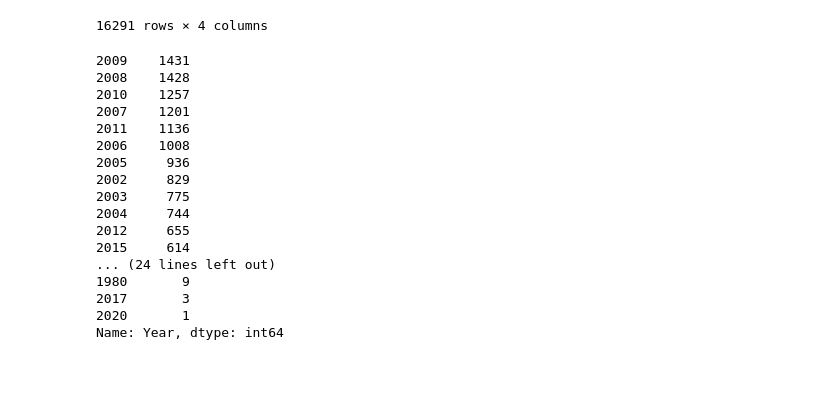
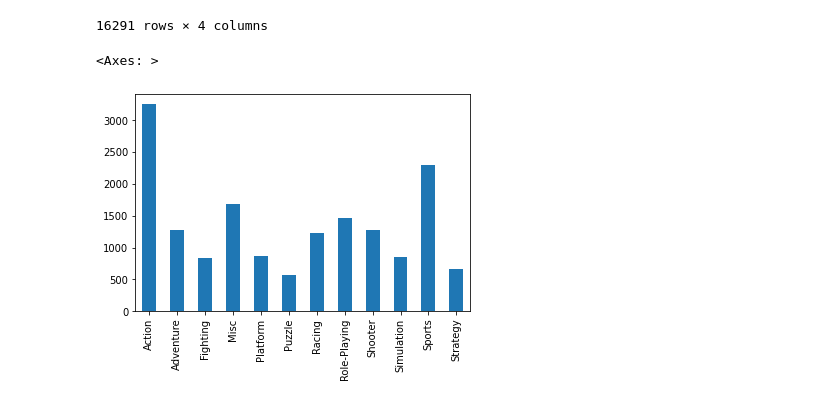
Before and after one commit to klao-thongchan/playground, a Jupyter notebook: sql/pandas tutorial.ipynb, the cells around one changed output. Saved outputs shown, nothing was run; the diff lists cells and outputs as text; code cells hidden in the pictures; blank space fills up the shorter version.

```diff
--- a/sql/pandas tutorial.ipynb
+++ b/sql/pandas tutorial.ipynb
@@ -65,25 +65,10 @@ df[["Name", "Platform", "Genre", "Publisher"]]
 | 16289 | Know How 2 | DS | Puzzle | 7G//AMES |
 | 16290 | Spirits & Spells | GBA | Platform | Wanadoo |
 16291 rows × 4 columns
-# %%
-df["Year"].value_counts()
-# %% [output]
-2009    1431
-2008    1428
-2010    1257
-2007    1201
-2011    1136
-2006    1008
-2005     936
-2002     829
-2003     775
-2004     744
-2012     655
-2015     614
-... (24 lines left out)
-1980       9
-2017       3
-2020       1
-Name: Year, dtype: int64
+# %%
+df["Genre"].value_counts().sort_index().plot.bar()
+# %% [output]
+<Axes: >
+[figure, added]
 # %%
 df.sort_values(by="Global Sales")
```
Also changed, not shown: parts of 15 cells of this notebook, 1 other file.
